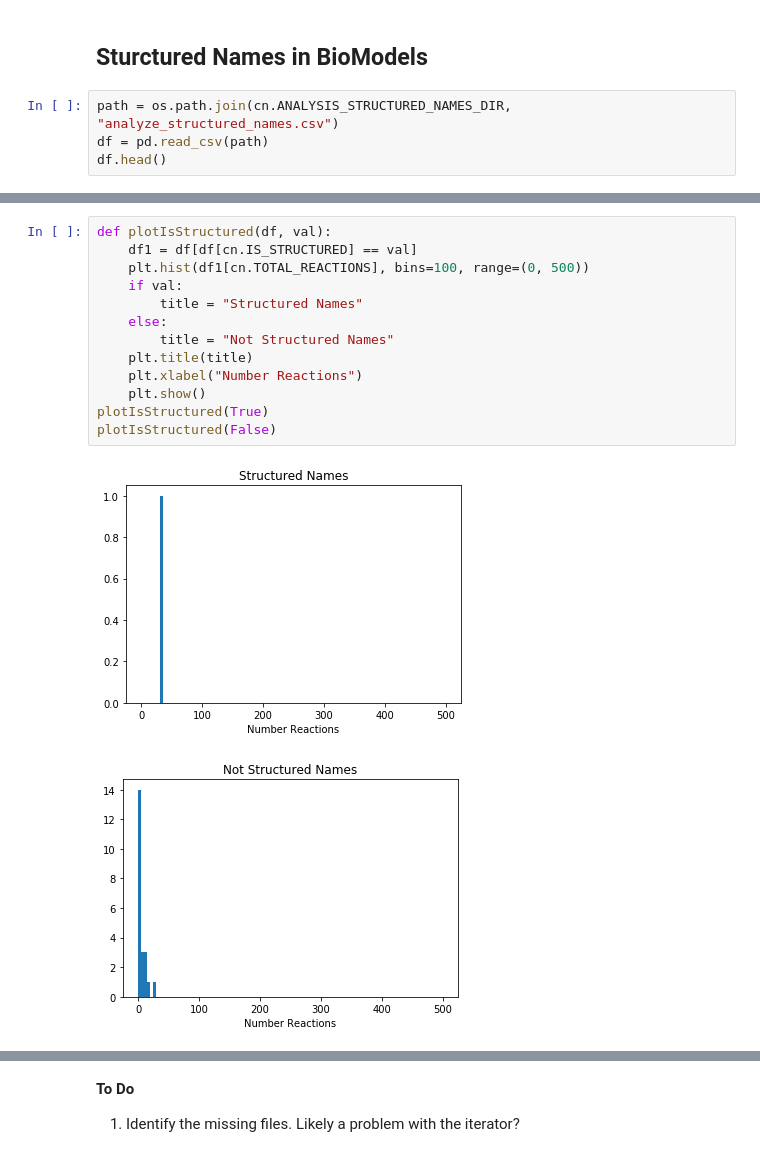
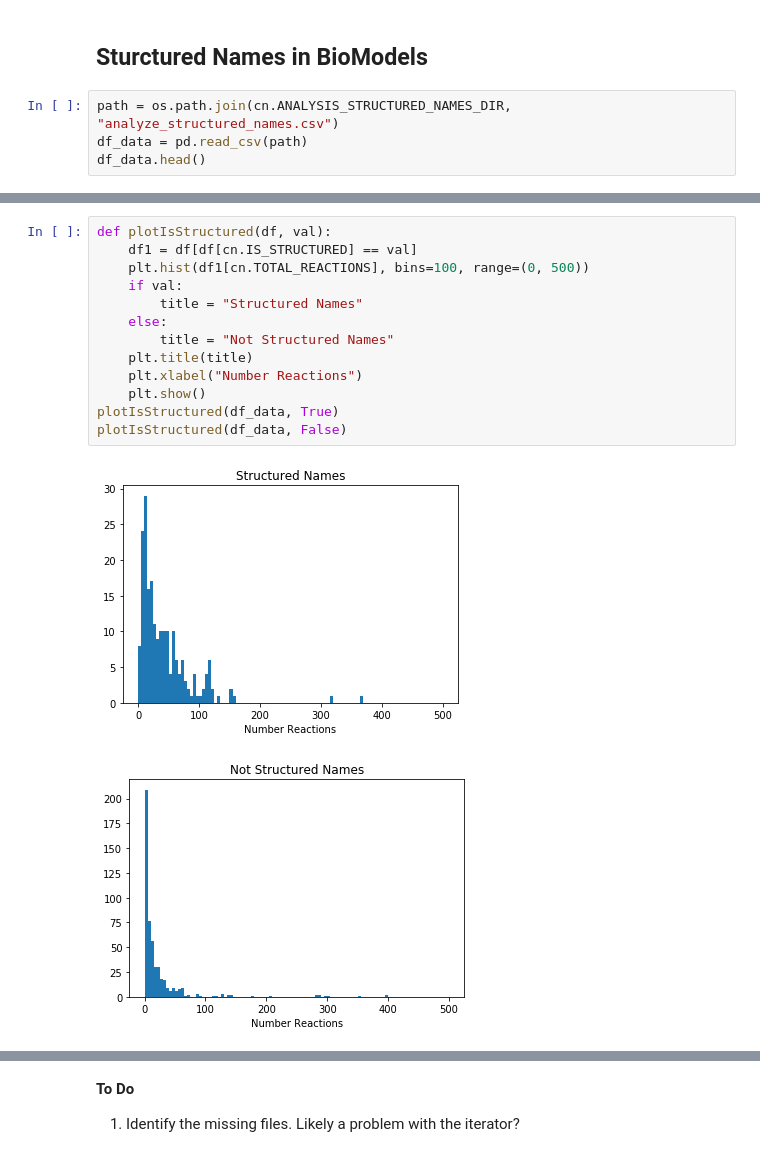
Before and after one commit to ModelEngineering/SBMLLint, a Jupyter notebook: notebook/Structured Names.ipynb, the cells around one changed output, grey strips where cells are left out. Saved outputs shown, nothing was run; the diff lists cells and outputs as text.

Commit message:
Progress on analysis of structured names.

```diff
--- a/notebook/Structured Names.ipynb
+++ b/notebook/Structured Names.ipynb
@@ -60,8 +60,8 @@ Excess moieties in reactants
 ## Sturctured Names in BioModels
 # %%
 path = os.path.join(cn.ANALYSIS_STRUCTURED_NAMES_DIR, "analyze_structured_names.csv")
-df = pd.read_csv(path)
-df.head()
+df_data = pd.read_csv(path)
+df_data.head()
 # %% [output]
 |  | filename | is_structured | num_boundary_reactions | total_reactions | num_imbalanced_reactions | ... |
 | 0 | BIOMD0000000100_url.xml | False | 5 | 10 | 10 | ... |
@@ -76,19 +80,19 @@ len(df)
 # %%
 def plotIsStructured(df, val):
     df1 = df[df[cn.IS_STRUCTURED] == val]
     plt.hist(df1[cn.TOTAL_REACTIONS], bins=100, range=(0, 500))
     if val:
         title = "Structured Names"
     else:
         title = "Not Structured Names"
     plt.title(title)
     plt.xlabel("Number Reactions")
     plt.show()
-plotIsStructured(True)
-plotIsStructured(False)
+plotIsStructured(df_data, True)
+plotIsStructured(df_data, False)
 # %% [output]
-[figure, old version]
+[figure, new version]
-[figure, old version]
+[figure, new version]
 # %%
 def plotFrcBoundary(val):
     df1 = df[df[cn.IS_STRUCTURED] == val]
```
Also changed, not shown: parts of 6 cells of this notebook, 2 other files.
